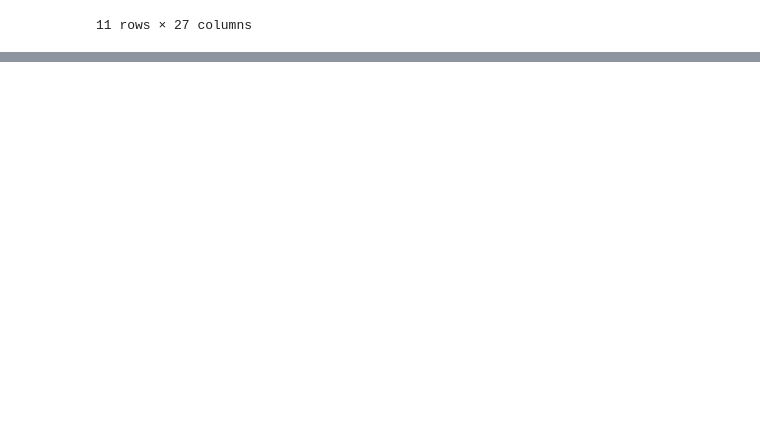
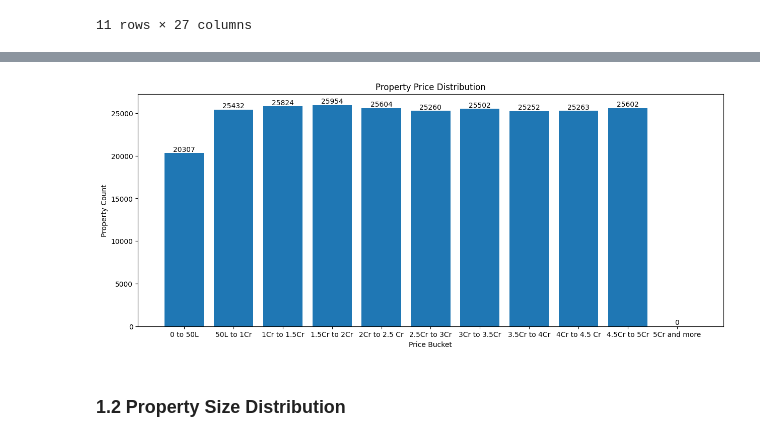
Before and after one commit to JS-Tharun/Real-Estate-Investment-Advisor, a Jupyter notebook: notebook.ipynb, the cells around one changed output, grey strips where cells are left out. Saved outputs shown, nothing was run; the diff lists cells and outputs as text; code cells hidden in the pictures; blank space fills up the shorter version.

```diff
--- a/notebook.ipynb
+++ b/notebook.ipynb
@@ -661,7 +666,7 @@ print(f'Property Availability Values : {df['Availability_Status'].unique()}')
 Property Availability Values : ['Yes' 'No']
 # %%
 # Renaming Columns
-df.rename(columns={'Nearby_Schools':'Total_Nearby_Schools', 'Nearby_Hospitals': 'Total_Nearby_Hospitals', 'Price_per_SqFt': 'Price_per_SqFt_in_Lakhs'}, inplace=True)
+df.rename(columns={'Nearby_Schools':'Total_Nearby_Schools', 'Nearby_Hospitals': 'Total_Nearby_Hospitals', 'Price_per_SqFt': 'Price_per_SqFt_in_Lakhs', 'Facing':'Direction_Facing'}, inplace=True)
 df
 # %% [output]
 |  | ID | State | City | Locality | Property_Type | BHK | Size_in_SqFt | Price_in_Lakhs | ... |
@@ -679,7 +684,7 @@ df
 250000 rows × 27 columns
 # %%
 # Rearranging columns for better associations
-df = df[['ID', 'State', 'City', 'Locality', 'Property_Type', 'BHK', 'Size_in_SqFt', 'Price_per_SqFt_in_Lakhs', 'Price_in_Lakhs', 'Year_Built', 'Furnished_Status', 'Facing', 'Floor_No', 'Total_Floors', 'Age_of_Property', 'Owner_Type', 'Availability_Status', 'Total_Nearby_Schools', 'Total_Nearby_Hospitals', 'Public_Transport_Accessibility', 'Parking_Space', 'Security', 'Clubhouse', 'Garden', 'Gym', 'Playground', 'Pool']]
+df = df[['ID', 'State', 'City', 'Locality', 'Property_Type', 'BHK', 'Size_in_SqFt', 'Price_per_SqFt_in_Lakhs', 'Price_in_Lakhs', 'Year_Built', 'Furnished_Status', 'Direction_Facing', 'Floor_No', 'Total_Floors', 'Age_of_Property', 'Owner_Type', 'Availability_Status', 'Total_Nearby_Schools', 'Total_Nearby_Hospitals', 'Public_Transport_Accessibility', 'Parking_Space', 'Security', 'Clubhouse', 'Garden', 'Gym', 'Playground', 'Pool']]
 df.head()
 # %% [output]
 |  | ID | State | City | Locality | Property_Type | BHK | Size_in_SqFt | Price_per_SqFt_in_Lakhs | ... |
@@ -751,0 +780,8 @@ dtype: float64
+# %%
+# Alternate version (Recommended Approach)
+bins = [0, 50, 100, 150, 200, 250, 300, 350, 400, 450, 500, np.inf]
+labels = ['0 to 50L', '50L to 1Cr', '1Cr to 1.5Cr', '1.5Cr to 2Cr', '2Cr to 2.5 Cr', '2.5Cr to 3Cr', '3Cr to 3.5Cr', '3.5Cr to 4Cr', '4Cr to 4.5 Cr', '4.5Cr to 5Cr', '5Cr and more']
+price_bucket = pd.cut(df['Price_in_Lakhs'], bins=bins, labels=labels) # (left, right]
+price_bucket_counts = price_bucket.value_counts().sort_index()
+print("Property Price Distribution")
+price_bucket_counts
@@ -751,0 +803,16 @@ dtype: float64
+# %%
+# Visualization
+plt.figure(figsize=(15,6))
+plt.bar(price_bucket_counts.index, price_bucket_counts.values)
+
+for index, value in zip(price_bucket_counts.index, price_bucket_counts.values):
+    plt.text(index, value, str(value), ha='center', va='bottom')
+
+plt.title("Property Price Distribution")
+plt.xlabel("Price Bucket")
+plt.ylabel("Property Count")
+plt.show()
+# %% [output]
+[figure, added]
+# %% [markdown]
+### 1.2 Property Size Distribution
```
Also changed, not shown: parts of 31 cells of this notebook.
